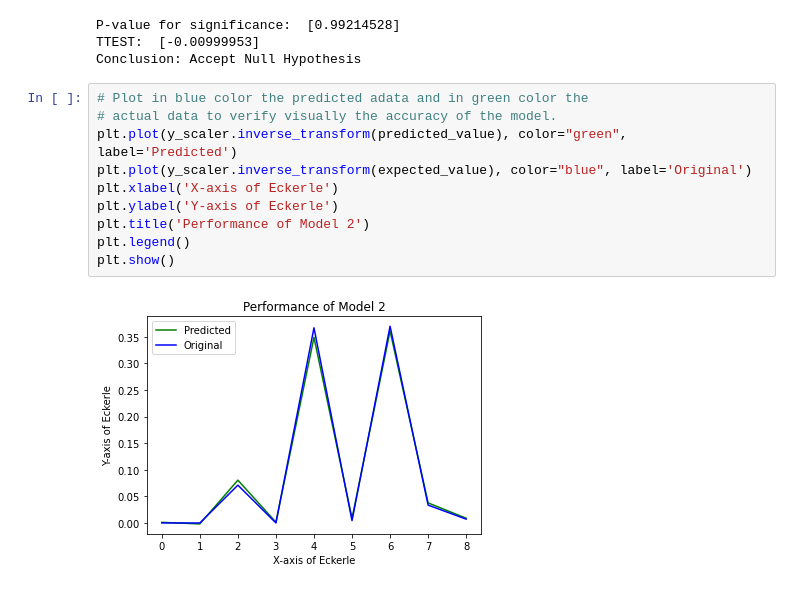
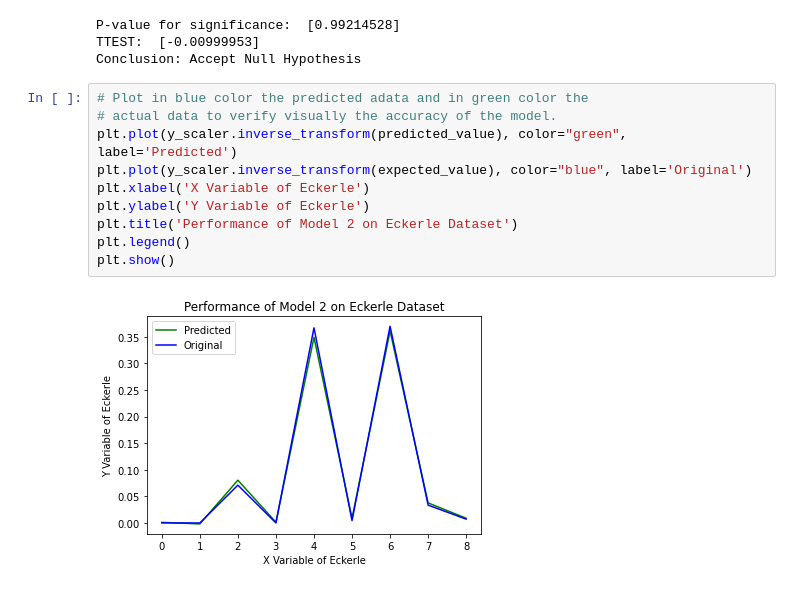
Before and after one commit to n-minhhai/DL-data-imputation, a Jupyter notebook: model2.ipynb, the cells around one changed output. Cells and saved outputs as stored; diff of their text form.

```diff
--- a/model2.ipynb
+++ b/model2.ipynb
@@ -264,12 +264,12 @@ Conclusion: Accept Null Hypothesis
 # %%
 # Plot in blue color the predicted adata and in green color the
 # actual data to verify visually the accuracy of the model.
 plt.plot(y_scaler.inverse_transform(predicted_value), color="green", label='Predicted')
 plt.plot(y_scaler.inverse_transform(expected_value), color="blue", label='Original')
-plt.xlabel('X-axis of Eckerle')
-plt.ylabel('Y-axis of Eckerle')
-plt.title('Performance of Model 2')
+plt.xlabel('X Variable of Eckerle')
+plt.ylabel('Y Variable of Eckerle')
+plt.title('Performance of Model 2 on Eckerle Dataset')
 plt.legend()
 plt.show()
 # %% [output]
-[figure, old version]
+[figure, new version]
```
Also changed, not shown: 2 other files.
